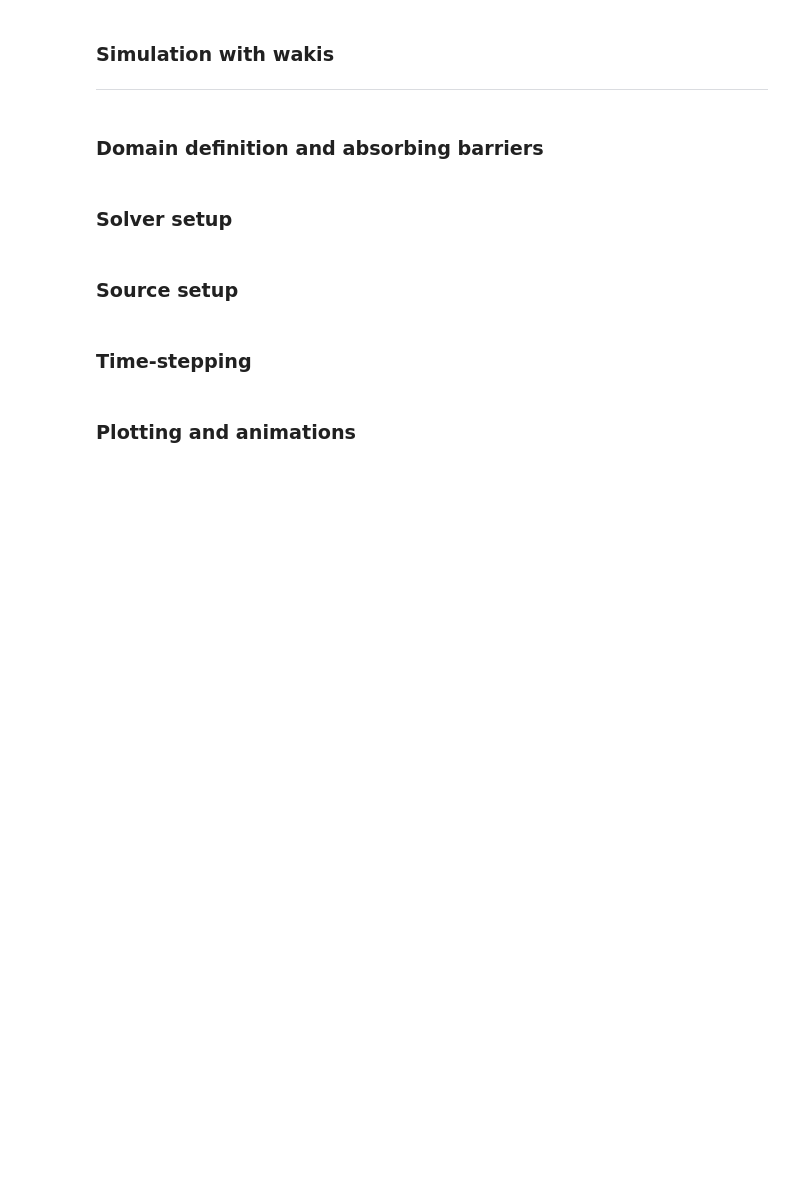
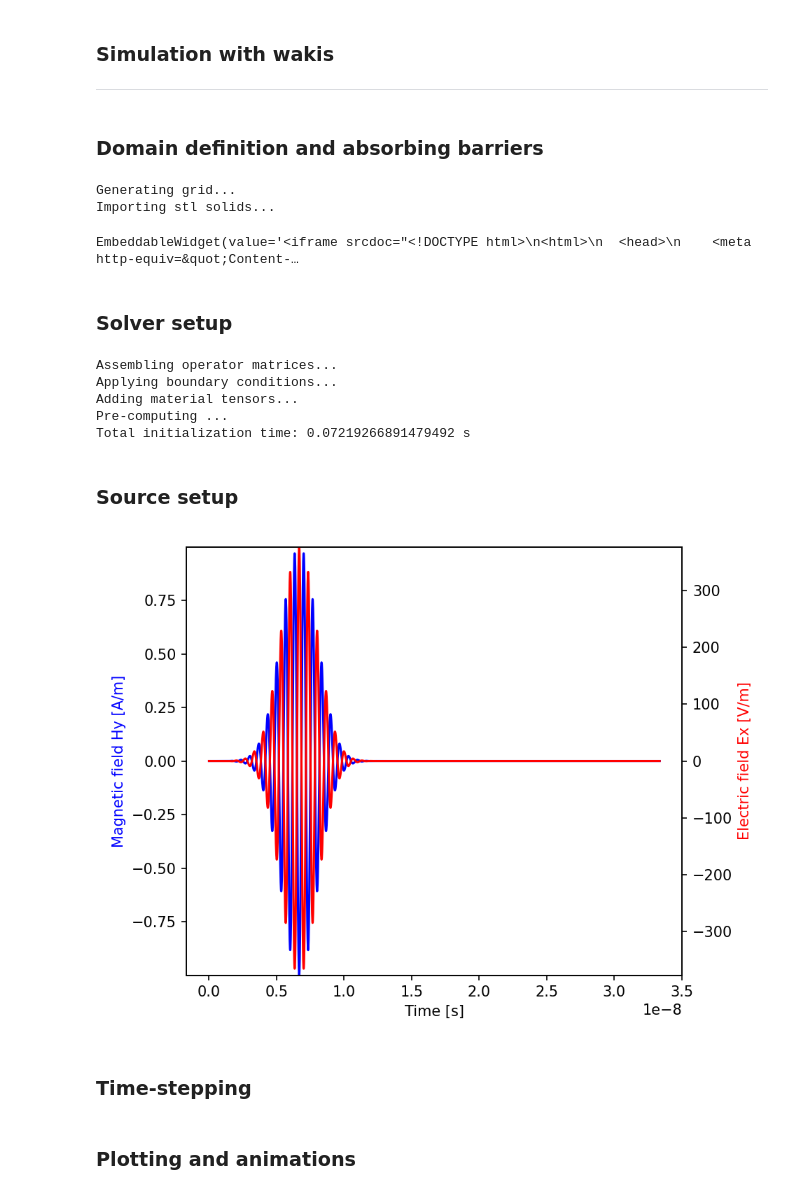
Before and after one commit to ImpedanCEI/wakis, a Jupyter notebook: notebooks/003_PML_absorption1d.ipynb, the cells around one changed output. Cells and saved outputs as stored; diff of their text form; code cells hidden in the pictures; blank space fills up the shorter version.

Commit message:
fix: revised notebook with embedded html firgures

```diff
--- a/notebooks/003_PML_absorption1d.ipynb
+++ b/notebooks/003_PML_absorption1d.ipynb
@@ -34,6 +32,7 @@ plt.rcParams['figure.dpi'] = 150
 plt.ioff()
 
 %matplotlib ipympl
+pv.set_jupyter_backend('html')
 # %% [markdown]
 ### Domain definition and absorbing barriers
 # %%
@@ -66,20 +65,26 @@ pos_z_begin = zmax - n*width
 for k, si in enumerate(ss):
 
     name = f'b{k}'
-    file_name = f'barrier{k}.stl'
+    file_name = f'notebooks/data/003_barrier{k}.stl'
 
     barrier[k] = pv.Cube( x_length=lx, y_length=ly, z_length=width, center=(0,0,pos_z_begin+k*width))
     barrier[k].save( file_name, )
 
     stl_solids[name] = file_name
-    stl_materials[name] = [ 1., 1., si, ]
+    stl_materials[name] = [ 1.+si, 1., si, ]
 # %%
 # Simulation grid
 grid = GridFIT3D(xmin, xmax, ymin, ymax, zmin, zmax,
                  Nx, Ny, Nz,
                  stl_solids=stl_solids,
                  stl_materials=stl_materials)
-grid.inspect()
+for k in grid.stl_colors:
+    grid.stl_colors[k] = 'tab:red'
+grid.plot_solids(bounding_box=True)
+# %% [output]
+Generating grid...
+Importing stl solids...
+EmbeddableWidget(value='<iframe srcdoc="<!DOCTYPE html>\n<html>\n  <head>\n    <meta http-equiv=&quot;Content-…
 # %% [markdown]
 ### Solver setup
 # %%
@@ -95,24 +100,35 @@ solver = SolverFIT3D(grid=grid,     # pass grid object
                      bg='vacuum',      # Background material
                      use_gpu=False,
                      )
+# %% [output]
+Assembling operator matrices...
+Applying boundary conditions...
+Adding material tensors...
+Pre-computing ...
+Total initialization time: 0.07219266891479492 s
 # %% [markdown]
 ### Source setup
 # %%
 # Add Gaussian wavepacket
 source = WavePacket(xs=slice(0,Nx), ys=slice(0,Ny),
                     sigmaxy=100.,
                     sigmaz=.4,
                     wavelength=16.*dz,
-                    tinj=2.0)
+                    tinj=2.0,
+                    amplitude=1.)
 
 t = np.arange(0,(zmax-zmin)/c_light, solver.dt)
+
+# Plot source in time
 source.plot( t, )
 
 # plot 2d
 X, Y = np.meshgrid(solver.x, solver.y)
 gaussxy = np.exp(-(X**2+Y**2)/(2*source.sigmaxy**2))
 #plt.figure()
 #plt.contourf(X,Y,gaussxy)
+# %% [output]
+[figure, added]
 # %% [markdown]
 ### Time-stepping
 # %%
```
Also changed, not shown: parts of 7 cells of this notebook.
